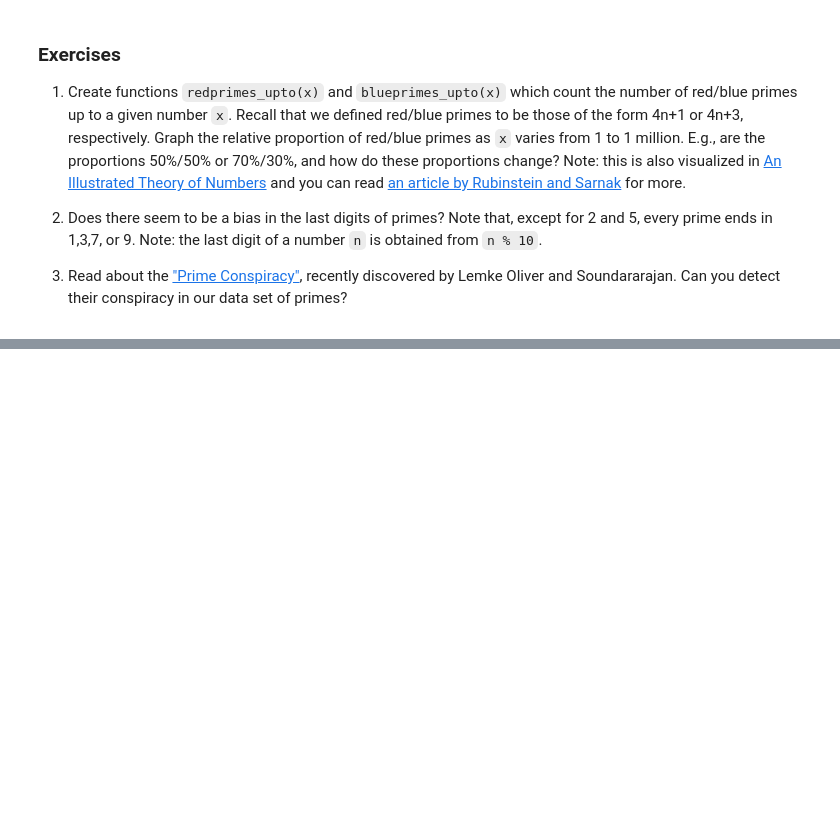
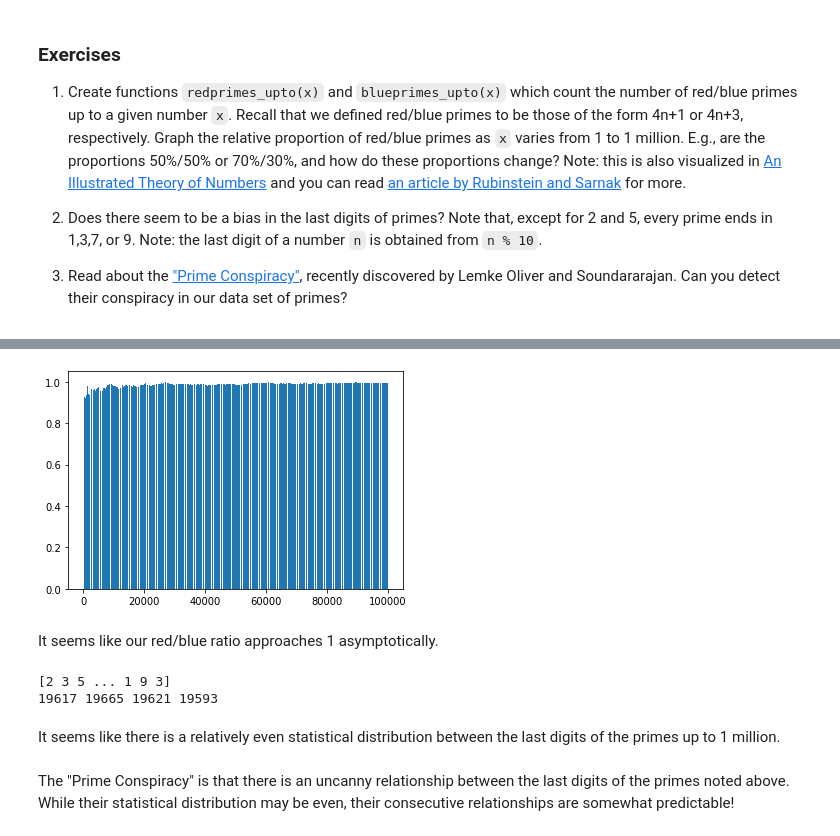
Before and after one commit to ebhayden/Math152, a Jupyter notebook: Copy_of_P4M_Notebook_3.ipynb, the cells around one changed output, grey strips where cells are left out. Drawn from its saved outputs; the diff is of its cells as text; code cells hidden in the pictures; blank space fills up the shorter version.

```diff
--- a/Copy_of_P4M_Notebook_3.ipynb
+++ b/Copy_of_P4M_Notebook_3.ipynb
@@ -732,0 +1159,22 @@ Observe that gaps of 2 (twin primes) are pretty frequent.  There are over 8000 o
+# %%
+redblueprimeratio(100000)
+# %% [output]
+[figure, added]
+# %% [markdown]
+It seems like our red/blue ratio approaches 1 asymptotically.
+# %%
+# 2)
+truncprimes = numpy.array(primes)%10
+print(truncprimes)
+ones = len([i for i in truncprimes if i == 1])
+threes = len([i for i in truncprimes if i == 3])
+sevens = len([i for i in truncprimes if i == 7])
+nines = len([i for i in truncprimes if i == 9])
+print(ones,threes,sevens,nines)
+# %% [output]
+[2 3 5 ... 1 9 3]
+19617 19665 19621 19593
+# %% [markdown]
+It seems like there is a relatively even statistical distribution between the last digits of the primes up to 1 million.
+# %% [markdown]
+The "Prime Conspiracy" is that there is an uncanny relationship between the last digits of the primes noted above. While their statistical distribution may be even, their consecutive relationships are somewhat predictable!
```
Also changed, not shown: parts of 126 cells of this notebook.
